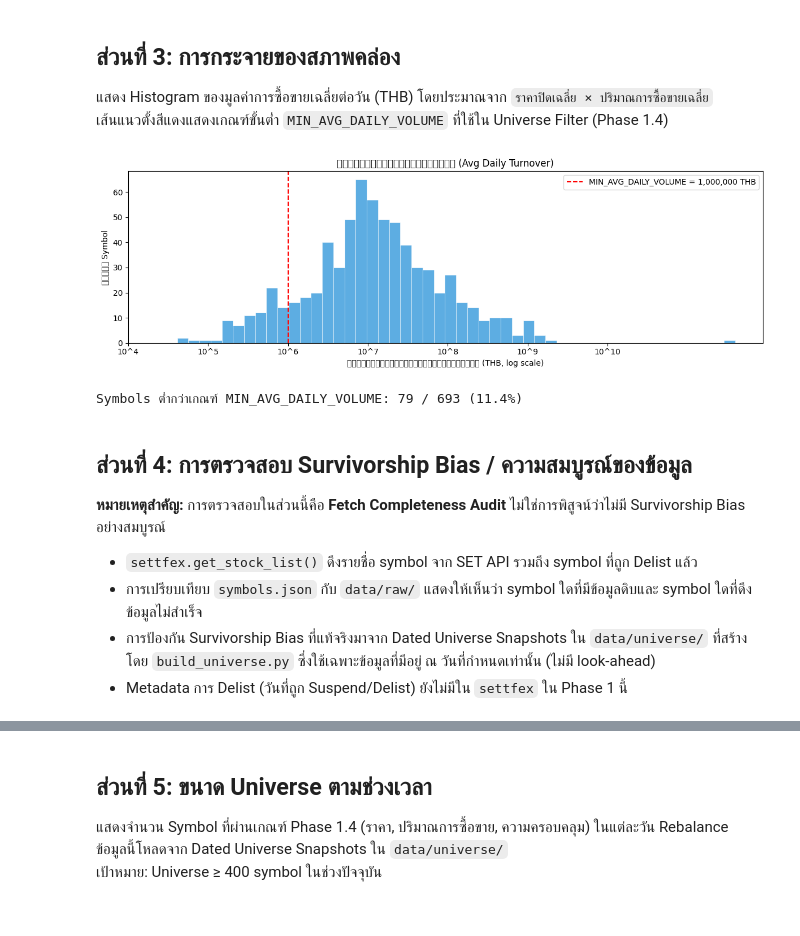
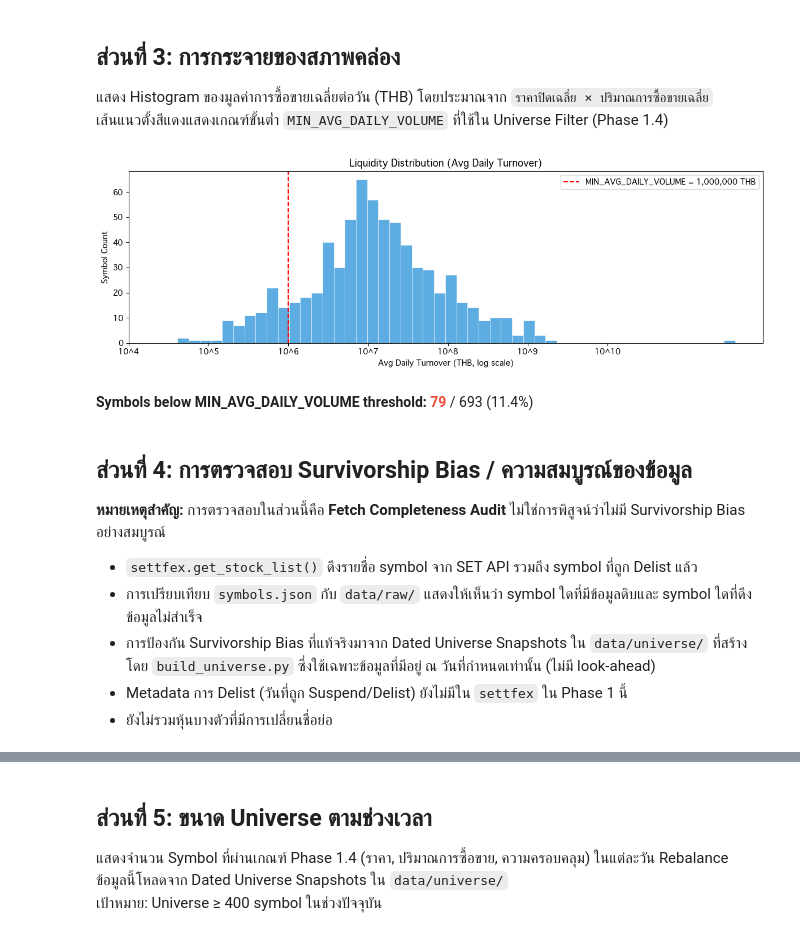
Before and after one commit to lumduan/csm-set, a Jupyter notebook: notebooks/01_data_exploration_executed.ipynb, the cells around one changed output, grey strips where cells are left out. Cells and saved outputs as stored; diff of their text form; code cells hidden in the pictures.

```diff
--- a/notebooks/01_data_exploration_executed.ipynb
+++ b/notebooks/01_data_exploration_executed.ipynb
@@ -67,7 +91,7 @@ MIN_AVG_DAILY_VOLUME      : 1,000,000 THB
 # %%
 # Section 1 — Missing data heatmap
 if not symbol_keys:
-    print("⚠ DATA NOT AVAILABLE — data/raw/ is empty. Run fetch_history.py first.")
+    display(HTML("<div style='color:orange;font-weight:bold;'>⚠ DATA NOT AVAILABLE — data/raw/ is empty. Run fetch_history.py first.</div>"))
 else:
     # Load close series for each symbol and compute fraction missing per calendar year
     missing_data: dict[str, dict[int, float]] = {}
@@ -91,16 +115,20 @@ else:
     fig, ax = plt.subplots(figsize=(18, 6))
     im = ax.imshow(matrix, aspect="auto", cmap="RdYlGn_r", vmin=0, vmax=1,
                    interpolation="nearest")
-    plt.colorbar(im, ax=ax, label="สัดส่วนข้อมูลที่ขาดหาย (0=ครบ, 1=ขาดทั้งหมด)")
+    plt.colorbar(im, ax=ax, label="Fraction Missing (0=complete, 1=all missing)")
     ax.set_yticks(range(len(all_years)))
     ax.set_yticklabels(all_years, fontsize=8)
     ax.set_xticks([])
-    ax.set_xlabel(f"Symbol (แสดง {len(display_keys)} จาก {len(symbol_keys)} ทั้งหมด)")
-    ax.set_ylabel("ปี")
-    ax.set_title("Missing Data Heatmap — Symbol × Year")
+    ax.set_xlabel(f"Symbol (showing {len(display_keys)} of {len(symbol_keys)} total)")
+    ax.set_ylabel("Year")
+    ax.set_title("Missing Data Heatmap — Symbol x Year")
     plt.tight_layout()
     plt.show()
-    print(f"Symbols with any missing data: "
-          f"{sum(1 for v in missing_data.values() if any(f > 0 for f in v.values()))} "
-          f"/ {len(symbol_keys)}")
+
+    missing_count = sum(1 for v in missing_data.values() if any(f > 0 for f in v.values()))
+    display(HTML(
+        f"<span style='font-size:14px;'><b>Symbols with any missing data:</b> "
+        f"<span style='color:#e74c3c;font-weight:bold;'>{missing_count}</span>"
+        f" / {len(symbol_keys)}</span>"
+    ))
 # %% [output]
@@ -171,45 +218,48 @@ else:
 # %%
 # Section 3 — Liquidity distribution histogram
 if not symbol_keys:
-    print("⚠ DATA NOT AVAILABLE — data/raw/ is empty. Run fetch_history.py first.")
+    display(HTML("<div style='color:orange;font-weight:bold;'>⚠ DATA NOT AVAILABLE — data/raw/ is empty. Run fetch_history.py first.</div>"))
 else:
     turnovers: list[float] = []
     for key in symbol_keys:
         try:
             df = raw_store.load(key)
             avg_close = float(df["close"].mean())
             avg_vol = float(df["volume"].mean())
             if avg_close > 0 and avg_vol > 0:
                 turnovers.append(avg_close * avg_vol)
         except Exception:
             continue
 
     log_turnover = np.log10([t for t in turnovers if t > 0])
     log_threshold = np.log10(MIN_AVG_DAILY_VOLUME)
 
     fig, ax = plt.subplots(figsize=(12, 4))
     ax.hist(log_turnover, bins=50, color="#5DADE2", edgecolor="white", linewidth=0.4)
     ax.axvline(log_threshold, color="red", linewidth=1.5, linestyle="--",
                label=f"MIN_AVG_DAILY_VOLUME = {MIN_AVG_DAILY_VOLUME:,.0f} THB")
 
     # Relabel x-axis with original THB values
     tick_vals = [4, 5, 6, 7, 8, 9, 10]
     ax.set_xticks(tick_vals)
     ax.set_xticklabels([f"10^{v}" for v in tick_vals])
-    ax.set_xlabel("มูลค่าการซื้อขายเฉลี่ยต่อวัน (THB, log scale)")
-    ax.set_ylabel("จำนวน Symbol")
-    ax.set_title("การกระจายของสภาพคล่อง (Avg Daily Turnover)")
+    ax.set_xlabel("Avg Daily Turnover (THB, log scale)")
+    ax.set_ylabel("Symbol Count")
+    ax.set_title("Liquidity Distribution (Avg Daily Turnover)")
     ax.legend()
     plt.tight_layout()
     plt.show()
 
     below_threshold = sum(1 for t in turnovers if t < MIN_AVG_DAILY_VOLUME)
-    print(f"Symbols ต่ำกว่าเกณฑ์ MIN_AVG_DAILY_VOLUME: "
-          f"{below_threshold} / {len(turnovers)} "
-          f"({below_threshold/len(turnovers)*100:.1f}%)")
+    pct = below_threshold / len(turnovers) * 100 if turnovers else 0.0
+    display(HTML(
+        f"<span style='font-size:14px;'><b>Symbols below MIN_AVG_DAILY_VOLUME threshold:</b> "
+        f"<span style='color:#e74c3c;font-weight:bold;'>{below_threshold}</span>"
+        f" / {len(turnovers)} ({pct:.1f}%)</span>"
+    ))
 # %% [output]
-[figure, old version]
+[figure, new version]
-Symbols ต่ำกว่าเกณฑ์ MIN_AVG_DAILY_VOLUME: 79 / 693 (11.4%)
+Symbols below MIN_AVG_DAILY_VOLUME threshold: 79 / 693 (11.4%)
 # %% [markdown]
 ## ส่วนที่ 4: การตรวจสอบ Survivorship Bias / ความสมบูรณ์ของข้อมูล
 
@@ -219,6 +269,7 @@ Symbols ต่ำกว่าเกณฑ์ MIN_AVG_DAILY_VOLUME: 79 / 693 (11.
 - การเปรียบเทียบ `symbols.json` กับ `data/raw/` แสดงให้เห็นว่า symbol ใดที่มีข้อมูลดิบและ symbol ใดที่ดึงข้อมูลไม่สำเร็จ
 - การป้องกัน Survivorship Bias ที่แท้จริงมาจาก Dated Universe Snapshots ใน `data/universe/` ที่สร้างโดย `build_universe.py` ซึ่งใช้เฉพาะข้อมูลที่มีอยู่ ณ วันที่กำหนดเท่านั้น (ไม่มี look-ahead)
 - Metadata การ Delist (วันที่ถูก Suspend/Delist) ยังไม่มีใน `settfex` ใน Phase 1 นี้
+- ยังไม่รวมหุ้นบางตัวที่มีการเปลี่ยนชื่อย่อ
 # %%
 # Section 4 — Survivorship bias / fetch completeness audit
 symbols_json_path = settings.data_dir / "universe" / "symbols.json"
```
Also changed, not shown: parts of 10 cells of this notebook, 3 other files.
